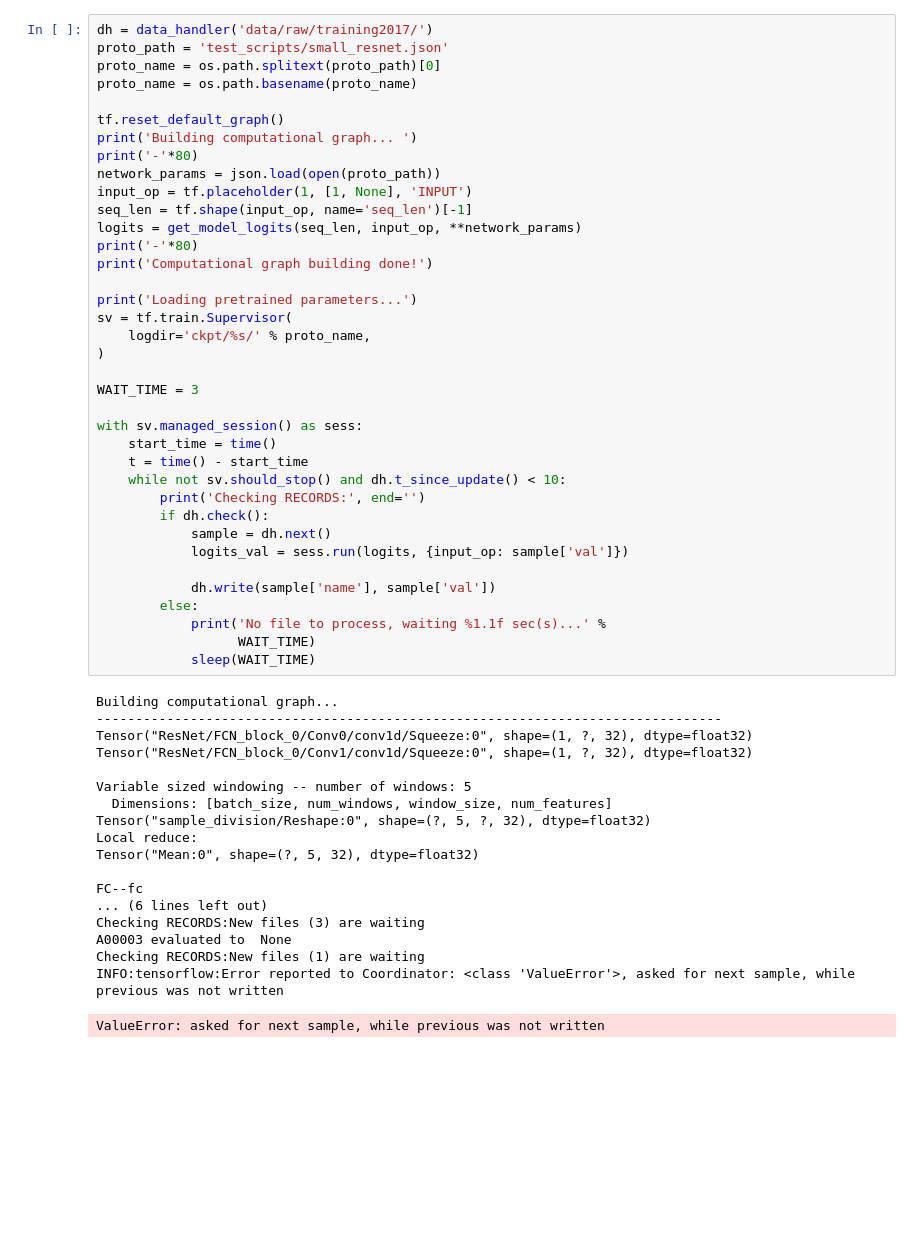
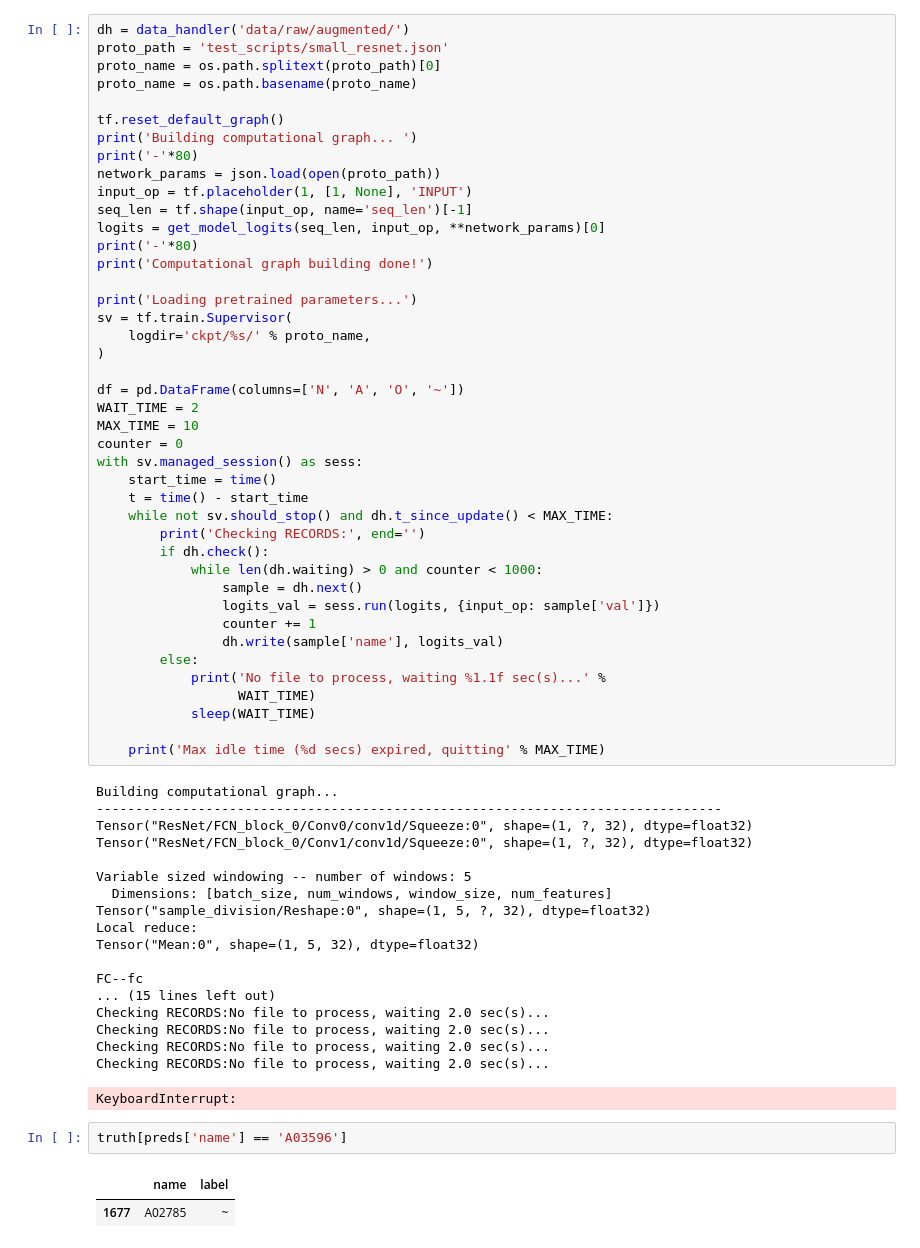
Before and after one commit to botcs/cinc2017, a Jupyter notebook: tf-experiments/entry_test.ipynb, the cells around one changed output. Drawn from its saved outputs; the diff is of its cells as text; blank space fills up the shorter version.

```diff
--- a/tf-experiments/entry_test.ipynb
+++ b/tf-experiments/entry_test.ipynb
@@ -83,7 +83,7 @@ class data_handler:
             return True
         return False
 # %%
-dh = data_handler('data/raw/training2017/')
+dh = data_handler('data/raw/augmented/')
 proto_path = 'test_scripts/small_resnet.json'
 proto_name = os.path.splitext(proto_path)[0]
 proto_name = os.path.basename(proto_name)
@@ -94,7 +94,7 @@ print('-'*80)
 network_params = json.load(open(proto_path))
 input_op = tf.placeholder(1, [1, None], 'INPUT')
 seq_len = tf.shape(input_op, name='seq_len')[-1]
-logits = get_model_logits(seq_len, input_op, **network_params)
+logits = get_model_logits(seq_len, input_op, **network_params)[0]
 print('-'*80)
 print('Computational graph building done!')
 
@@ -103,22 +103,27 @@ sv = tf.train.Supervisor(
     logdir='ckpt/%s/' % proto_name,
 )
 
-WAIT_TIME = 3
-
+df = pd.DataFrame(columns=['N', 'A', 'O', '~'])
+WAIT_TIME = 2
+MAX_TIME = 10
+counter = 0
 with sv.managed_session() as sess:
     start_time = time()
     t = time() - start_time
-    while not sv.should_stop() and dh.t_since_update() < 10:
+    while not sv.should_stop() and dh.t_since_update() < MAX_TIME:
         print('Checking RECORDS:', end='')
         if dh.check():
-            sample = dh.next()
-            logits_val = sess.run(logits, {input_op: sample['val']})
-
-            dh.write(sample['name'], sample['val'])
+            while len(dh.waiting) > 0 and counter < 1000:
+                sample = dh.next()
+                logits_val = sess.run(logits, {input_op: sample['val']})
+                counter += 1
+                dh.write(sample['name'], logits_val)
         else:
             print('No file to process, waiting %1.1f sec(s)...' %
                   WAIT_TIME)
             sleep(WAIT_TIME)
+
+    print('Max idle time (%d secs) expired, quitting' % MAX_TIME)
 # %% [output]
 Building computational graph...
 --------------------------------------------------------------------------------
@@ -127,14 +132,19 @@ Tensor("ResNet/FCN_block_0/Conv1/conv1d/Squeeze:0", shape=(1, ?, 32), dtype=floa
 
 Variable sized windowing -- number of windows: 5
   Dimensions: [batch_size, num_windows, window_size, num_features]
-Tensor("sample_division/Reshape:0", shape=(?, 5, ?, 32), dtype=float32)
+Tensor("sample_division/Reshape:0", shape=(1, 5, ?, 32), dtype=float32)
 Local reduce:
-Tensor("Mean:0", shape=(?, 5, 32), dtype=float32)
+Tensor("Mean:0", shape=(1, 5, 32), dtype=float32)
 
 FC--fc
-... (6 lines left out)
-Checking RECORDS:New files (3) are waiting
-A00003 evaluated to  None
-Checking RECORDS:New files (1) are waiting
-INFO:tensorflow:Error reported to Coordinator: <class 'ValueError'>, asked for next sample, while previous was not written
+... (15 lines left out)
+Checking RECORDS:No file to process, waiting 2.0 sec(s)...
+Checking RECORDS:No file to process, waiting 2.0 sec(s)...
+Checking RECORDS:No file to process, waiting 2.0 sec(s)...
+Checking RECORDS:No file to process, waiting 2.0 sec(s)...
-ValueError: asked for next sample, while previous was not written
+KeyboardInterrupt:
+# %%
+truth[preds['name'] == 'A03596']
+# %% [output]
+|  | name | label |
+| 1677 | A02785 | ~ |
```
Also changed, not shown: parts of 6 cells of this notebook, 3 other files.
